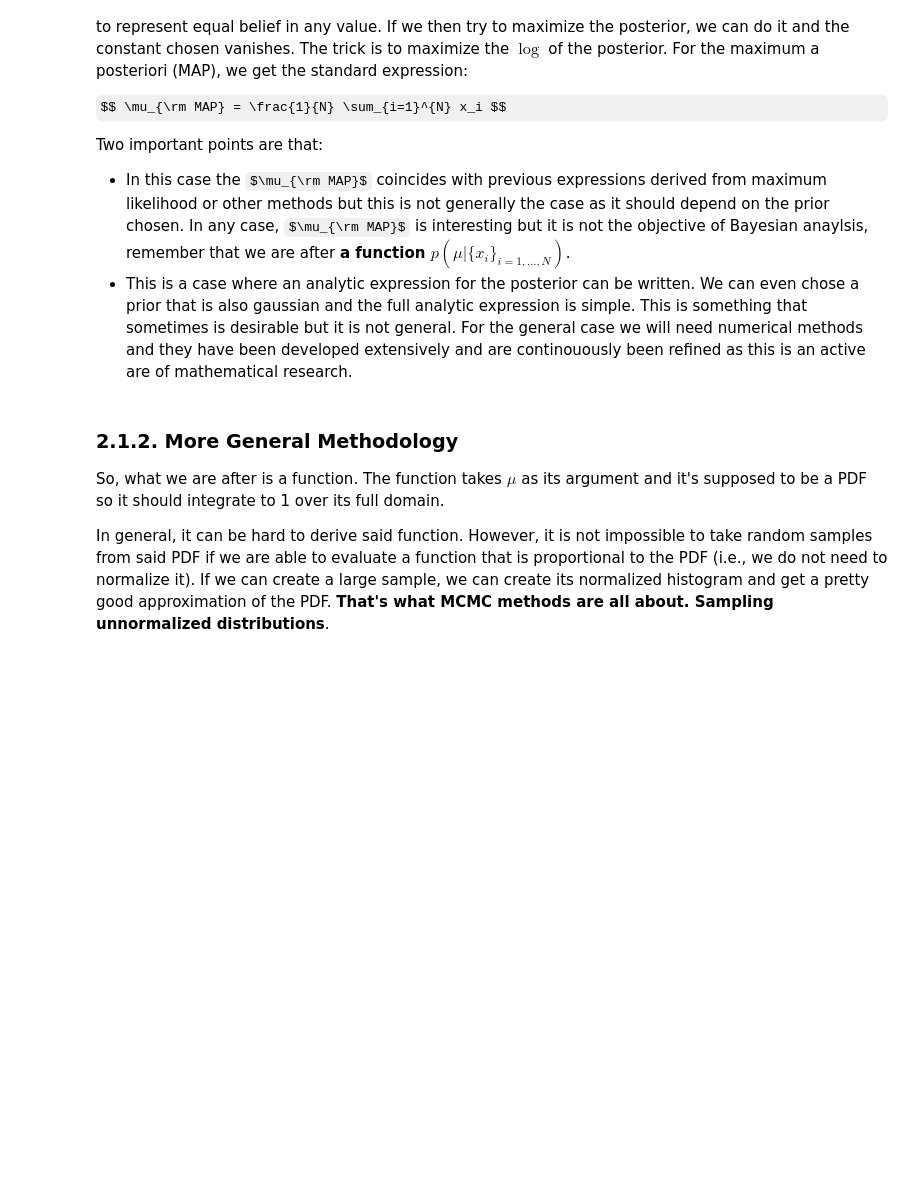
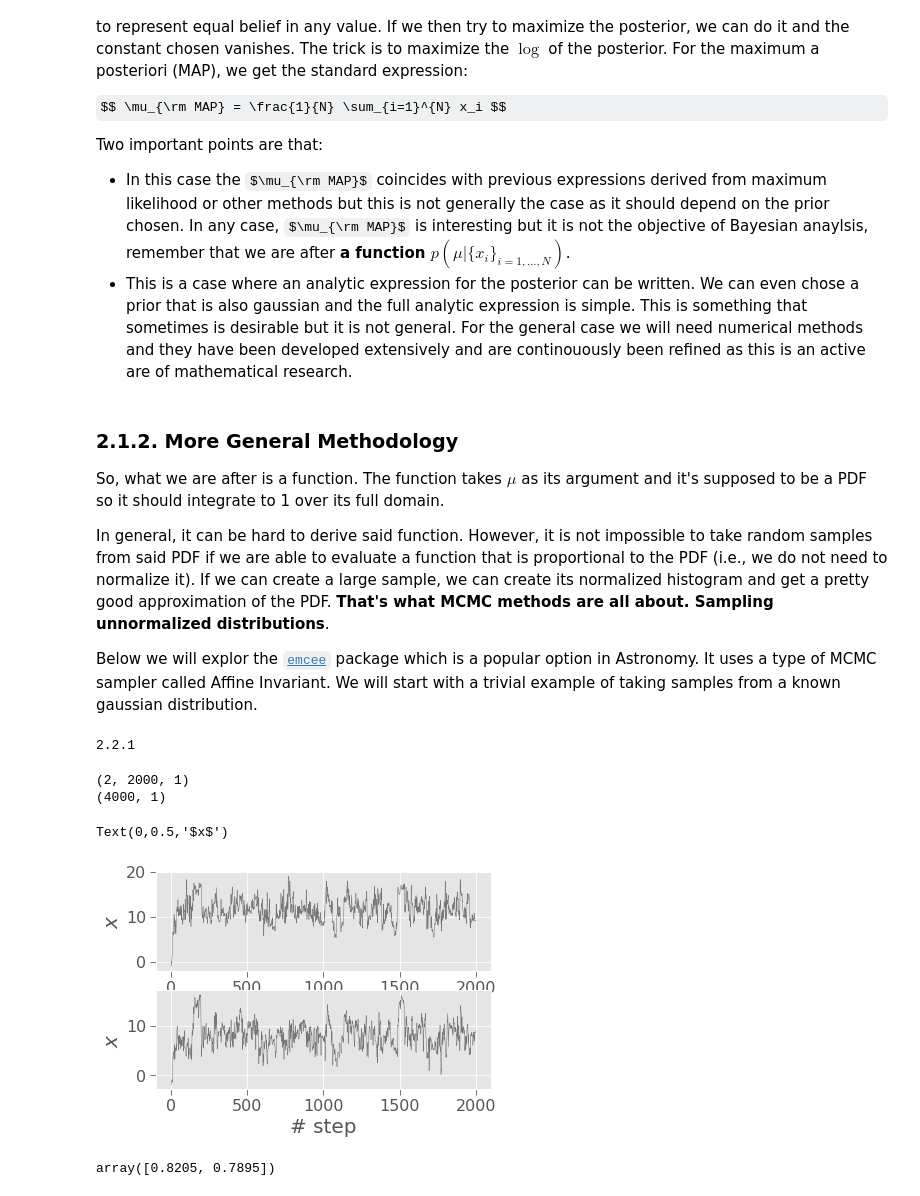
Before and after one commit to thevalentino/AS450-astroinformatica, a Jupyter notebook: 03-Bayesian Estimates.ipynb, the cells around one changed output. Drawn from its saved outputs; the diff is of its cells as text; code cells hidden in the pictures; some formulas as TeX source; blank space fills up the shorter version.

```diff
--- a/03-Bayesian Estimates.ipynb
+++ b/03-Bayesian Estimates.ipynb
@@ -91,3 +91,55 @@ Two important points are that:
 So, what we are after is a function. The function takes $\mu$ as its argument and it's supposed to be a PDF so it should integrate to 1 over its full domain.
 
 In general, it can be hard to derive said function. However, it is not impossible to take random samples from said PDF if we are able to evaluate a function that is proportional to the PDF (i.e., we do not need to normalize it). If we can create a large sample, we can create its normalized histogram and get a pretty good approximation of the PDF. **That's what MCMC methods are all about. Sampling unnormalized distributions**.
+
+Below we will explor the [`emcee`](https://emcee.readthedocs.io/en/v2.2.1/) package which is a popular option in Astronomy. It uses a type of MCMC sampler called Affine Invariant. We will start with a trivial example of taking samples from a known gaussian distribution.
+# %%
+import emcee
+print(emcee.__version__)
+# %% [output]
+2.2.1
+# %%
+from scipy.stats import norm
+
+mu = 10
+sigma = 3
+
+# emcee requires a function that is proportional to the probability that we
+# want to sample. In fact, it requires the log of that probability.
+def lnprob(x, mu, sigma):
+    return -(x-mu)**2 / (2 * sigma**2)
+
+ndim = 1
+nwalkers = 2
+
+sampler = emcee.EnsembleSampler(nwalkers, ndim, lnprob, args=[mu, sigma])
+# %%
+# need to define the starting points of the walkers
+p0 = [[-1.],
+      [-2.]]
+N_steps = 2000
+
+np.random.seed(43)
+sampler.run_mcmc(p0, N_steps);
+# %%
+print(sampler.chain.shape)
+print(sampler.flatchain.shape)
+# %% [output]
+(2, 2000, 1)
+(4000, 1)
+# %%
+plt.subplot(211)
+plt.plot(sampler.chain[0,:], color=gray, lw=0.5)
+plt.ylabel('$x$')
+
+plt.subplot(212)
+plt.plot(sampler.chain[1,:], color=gray, lw=0.5)
+plt.xlabel('# step')
+plt.ylabel('$x$')
+# %% [output]
+Text(0,0.5,'$x$')
+[figure, added]
+# %%
+sampler.acceptance_fraction
+# %% [output]
+array([0.8205, 0.7895])
```
Also changed, not shown: parts of 17 cells of this notebook.
